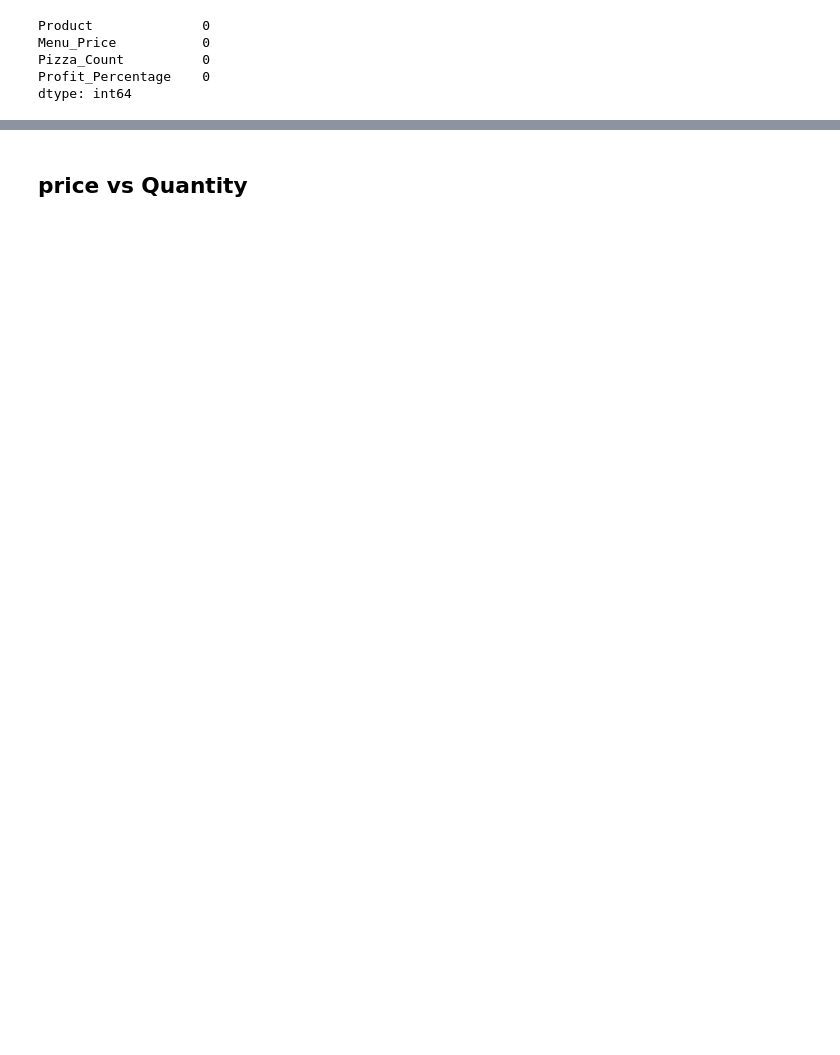
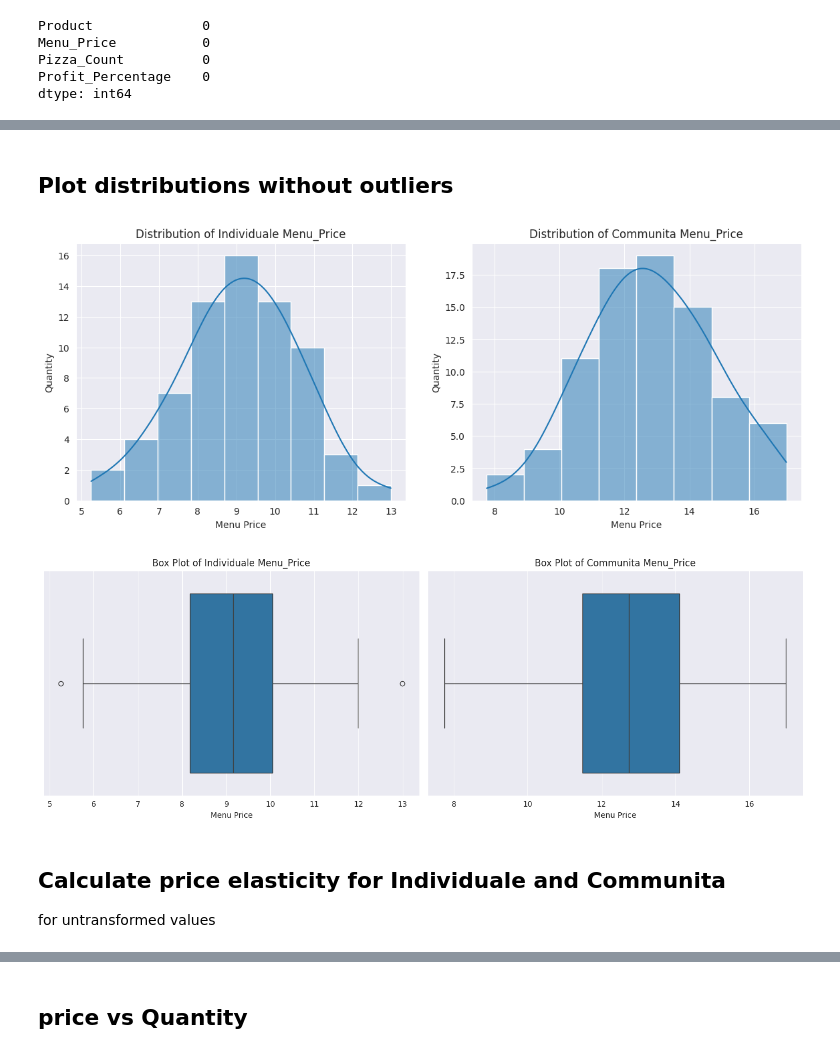
Before and after one commit to mkingopng/Dominos_senior_data_scientist, a Jupyter notebook: src/eda.ipynb, the cells around one changed output, grey strips where cells are left out. Cells and saved outputs as stored; diff of their text form; code cells hidden in the pictures; blank space fills up the shorter version.

```diff
--- a/src/eda.ipynb
+++ b/src/eda.ipynb
@@ -82,2 +38,0 @@ df['Profit_Dollars'] = (df['Menu_Price'] - df['Cost']) * df['Pizza_Count']
-# %%
-df['COGS'] = df['Cost'] * df['Pizza_Count']
@@ -193,0 +323,44 @@ Passing `palette` without assigning `hue` is deprecated and will be removed in v
+# %%
+def plot_distribution(data, product, column, ax):
+    """
+    Plot the distribution of menu prices for a given product.
+    :param data: DataFrame containing the data
+    :param product: Name of the product to filter by
+    :param column: Column to plot
+    :param ax: Matplotlib axis to plot on
+    :return: None
+    """
+    product_data = data[data['Product'] == product][column]
+    sns.histplot(product_data, kde=True, ax=ax)
+    ax.set_title(f'Distribution of {product} {column}')
+    ax.set_xlabel(column.replace('_', ' '))
+    ax.set_ylabel('Quantity')
+# %%
+def plot_boxplot(data, product, column, ax):
+    """
+    Plot the box plot of menu prices for a given product.
+    :param data: DataFrame containing the data
+    :param product: Name of the product to filter by
+    :param column: Column to plot
+    :param ax: Matplotlib axis to plot on
+    :return: None
+    """
+    product_data = data[data['Product'] == product][column]
+    sns.boxplot(x=product_data, ax=ax)
+    ax.set_title(f'Box Plot of {product} {column}')
+    ax.set_xlabel(column.replace('_', ' '))
+# %% [markdown]
+## Plot distributions without outliers
+# %%
+fig, axes = plt.subplots(1, 2, figsize=(14, 5))
+plot_distribution(final_df, 'Individuale', 'Menu_Price', axes[0])
+plot_distribution(final_df, 'Communita', 'Menu_Price', axes[1])
+
+fig, axes = plt.subplots(1, 2, figsize=(14, 5))
+plot_boxplot(final_df, 'Individuale', 'Menu_Price', axes[0])
+plot_boxplot(final_df, 'Communita', 'Menu_Price', axes[1])
+plt.tight_layout()
+plt.show()
+# %% [output]
+[figure, added]
+[figure, added]
@@ -193,0 +381,3 @@ Passing `palette` without assigning `hue` is deprecated and will be removed in v
+# %% [markdown]
+## Calculate price elasticity for Individuale and Communita
+for untransformed values
```
Also changed, not shown: parts of 110 cells of this notebook, 2 other files.
